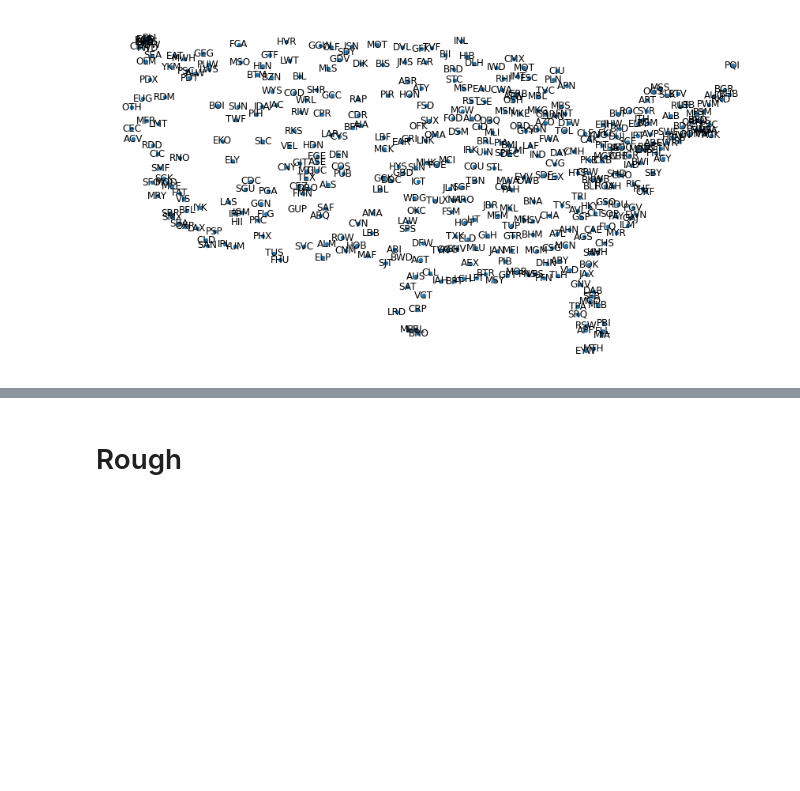
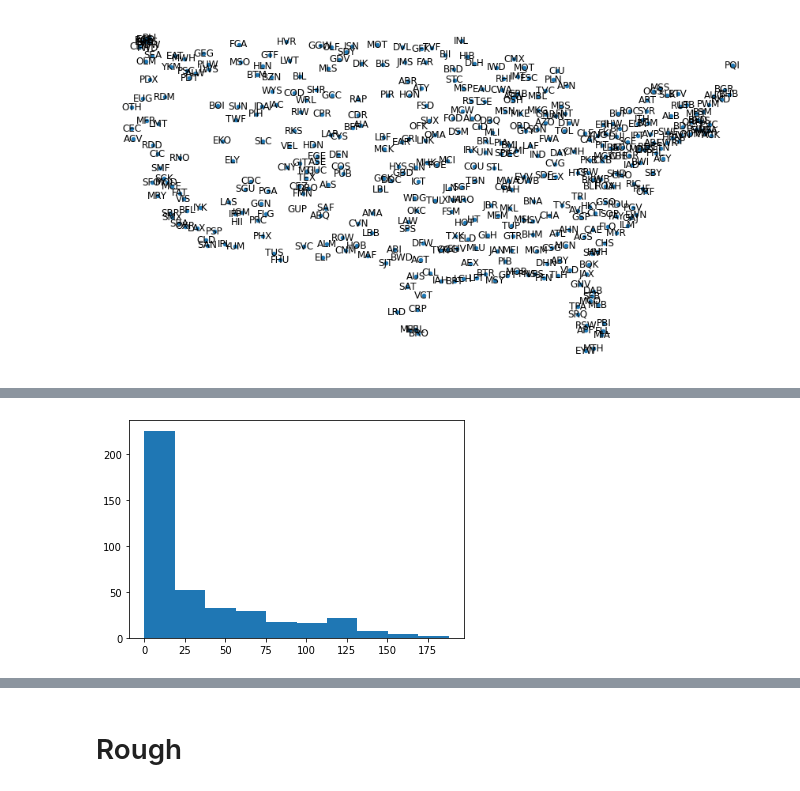
Before and after one commit to mohity5/Practice_NetworkAnalysis_Airports, a Jupyter notebook: Networks_Basics.ipynb, the cells around one changed output, grey strips where cells are left out. Saved outputs shown, nothing was run; the diff lists cells and outputs as text; code cells hidden in the pictures; blank space fills up the shorter version.

```diff
--- a/Networks_Basics.ipynb
+++ b/Networks_Basics.ipynb
@@ -202,0 +236,5 @@ nx.number_strongly_connected_components(A)
+# %%
+plt.hist(OutD_c)
+plt.show()
+# %% [output]
+[figure, added]
```
Also changed, not shown: parts of 15 cells of this notebook.
